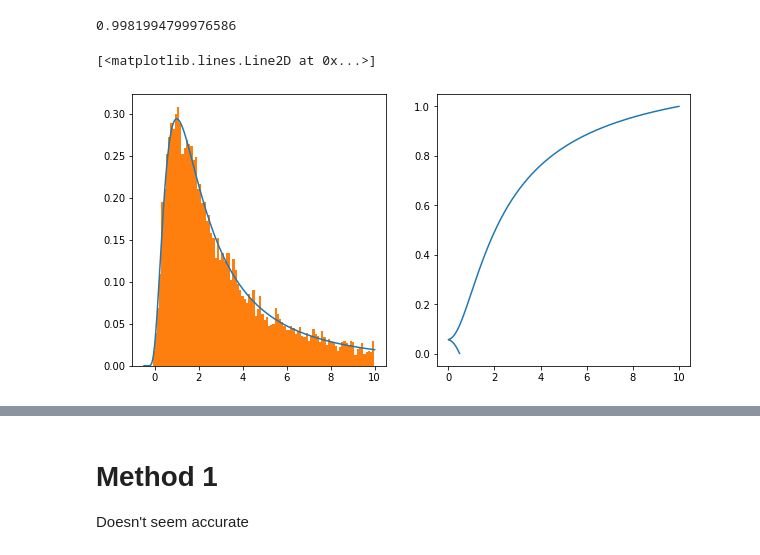
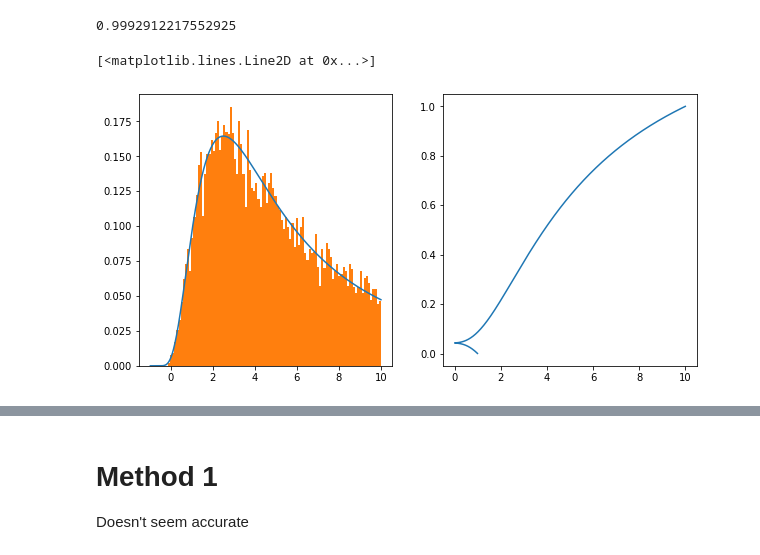
Before and after one commit to Vinther901/Neutrino-Machine-Learning, a Jupyter notebook: Simulator.ipynb, the cells around one changed output, grey strips where cells are left out. Cells and saved outputs as stored; diff of their text form; code cells hidden in the pictures.

```diff
--- a/Simulator.ipynb
+++ b/Simulator.ipynb
@@ -3,37 +3,37 @@ import numpy as np
 import matplotlib.pyplot as plt
 from scipy.integrate import quad
 # %%
-xi = -0.5
+xi = -1
 xf = 10
-x_max = (1-xi)/0.416778
+x_max = (2.5-xi)/0.416778
 
 # A = 1/(x_max*(1/(np.exp(x_max/xf) + 1) - 1/(np.exp(x_max/xi) + 1)))
 A = 1/(x_max*(1/(np.exp(x_max/(xf - xi)) + 1)))# - 1/(np.exp(x_max/xi) + 1)))
 
 def f(x):
     x = (x - xi)/x_max
     return A*(1/x)**2*np.exp(1/x)/(1 + np.exp(1/x))**2
 
 # def F(x):
 #     return #Not implemented yet
 
 def invF(u):
     return x_max/np.log(A*x_max/u - 1) + xi
 
 print(quad(f,0,xf)[0])#, E(xf))
 
 xs = np.linspace(xi,xf,1000)
 sample = invF(np.random.random(10000))
 
 fig, ax = plt.subplots(figsize=(10,5),ncols=2)
 ax[0].plot(xs,f(xs))
 ax[0].hist(sample,density=True,bins=100);
 # ax[0].set(xlim=(0,2.5))
 ax[1].plot(np.abs(xs[1:]),np.cumsum(f(np.abs(xs[1:])))/np.sum(f(np.abs(xs[1:]))))
 # ax[1].set(xlim=(0,))
 # %% [output]
-0.9981994799976586
+0.9992912217552925
 [<matplotlib.lines.Line2D at 0x...>]
-[figure, old version]
+[figure, new version]
 # %%
 xi = 0.4 #degrees
```
Also changed, not shown: parts of 4 cells of this notebook, 4 other files.
